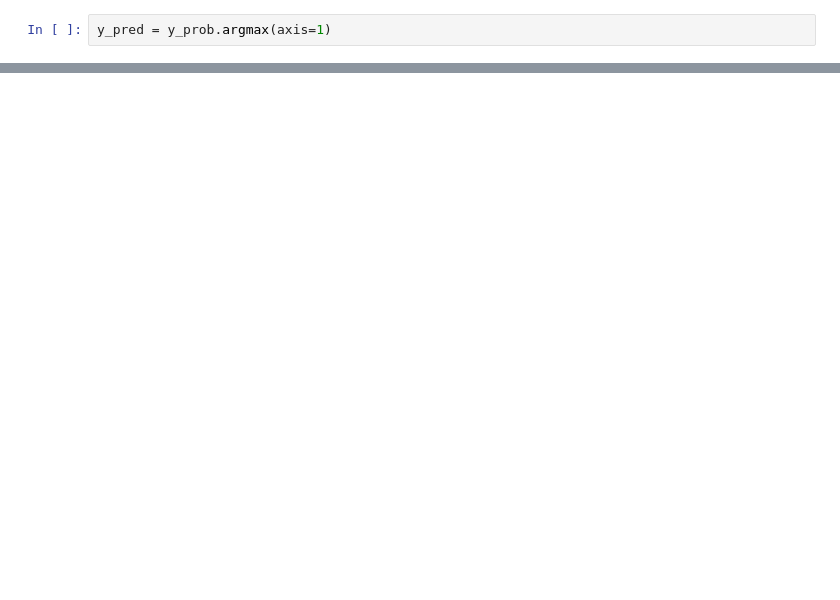
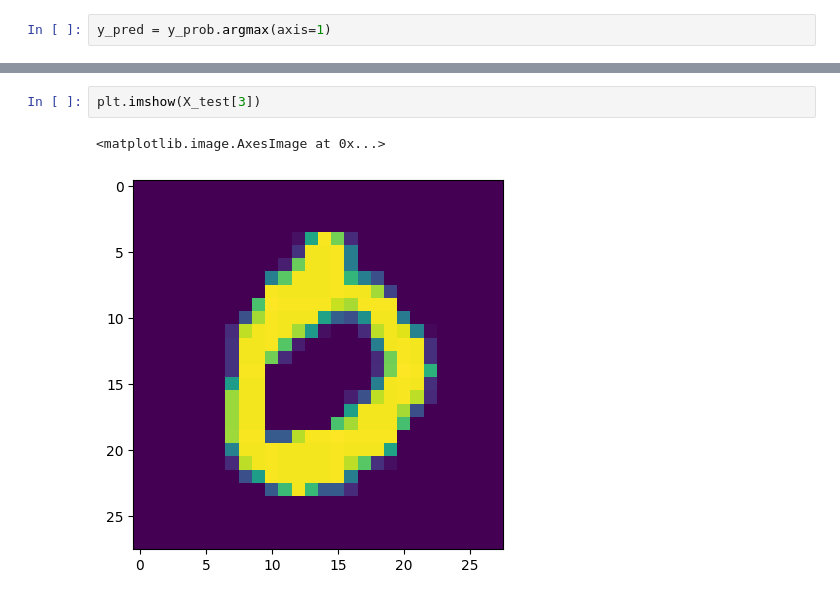
Before and after one commit to akshatraj1199/Bharat-intern, a Jupyter notebook: Number_Recognition.ipynb, the cells around one changed output, grey strips where cells are left out. Cells and saved outputs as stored; diff of their text form; blank space fills up the shorter version.

```diff
--- a/Number_Recognition.ipynb
+++ b/Number_Recognition.ipynb
@@ -238,0 +297,5 @@ accuracy_score(y_test,y_pred)
+# %%
+plt.imshow(X_test[3])
+# %% [output]
+<matplotlib.image.AxesImage at 0x...>
+[figure, added]
```
Also changed, not shown: parts of 19 cells of this notebook.
